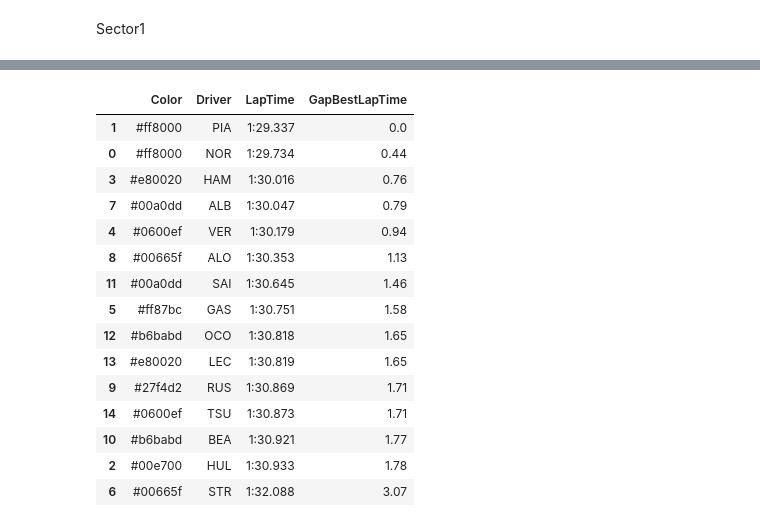
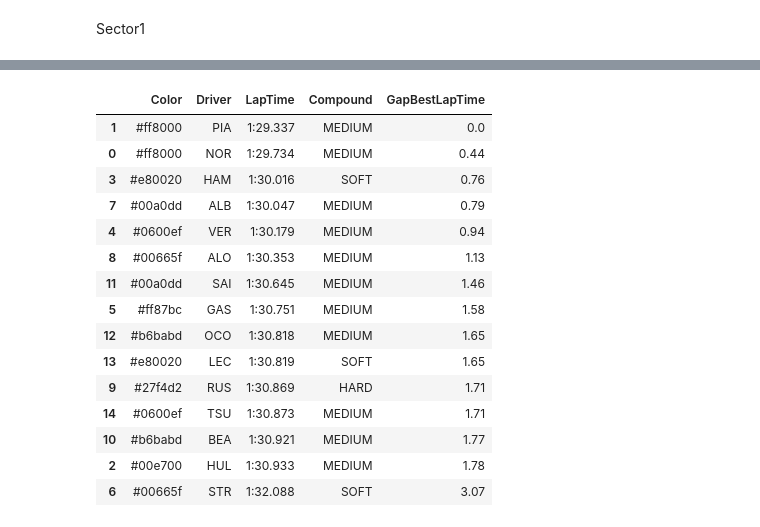
Before and after one commit to Kuriiios/f1_analysis_visualization, a Jupyter notebook: notebooks/race/race_table.ipynb, the cells around one changed output, grey strips where cells are left out. Cells and saved outputs as stored; diff of their text form; code cells hidden in the pictures.

```diff
--- a/notebooks/race/race_table.ipynb
+++ b/notebooks/race/race_table.ipynb
@@ -378,20 +523,25 @@ driver_data_best_laps_df
 # %%
 driver_data_last_laps_df=pd.DataFrame()
 driver_data_best_laps = []
-driver_data_cols = ['Color', 'Driver', 'Sector2Time']
+driver_data_cols = ['Color', 'Driver', 'Sector2', 'Compound']
 for driver in session.drivers:
     try:
         driver_lap = session.laps.pick_drivers(driver).pick_laps(range(1, 53))
         driver_color = fastf1.plotting.get_driver_color(driver_lap.Driver.iloc[Lap_Number], session)
-        driver_data = [driver_color, driver_lap.Driver.iloc[Lap_Number], np.min(driver_lap.Sector2Time)]
+        driver_data = [driver_color, driver_lap.Driver.iloc[Lap_Number], np.min(driver_lap.Sector2Time), driver_lap.Compound.iloc[Lap_Number]]
     except:
         continue
     driver_data_series = pd.Series(driver_data, index=driver_data_cols)
     driver_data_best_laps.append(driver_data_series)
 driver_data_best_laps_df = pd.DataFrame(driver_data_best_laps)
-driver_data_best_laps_df = driver_data_best_laps_df.sort_values('Sector2Time')
-driver_data_best_laps_df['GapBestSector2Time'] = ((driver_data_best_laps_df.Sector2Time - driver_data_best_laps_df.Sector2Time.iloc[0])/driver_data_best_laps_df.Sector2Time.iloc[0])*100
-driver_data_best_laps_df.Sector2Time = driver_data_best_laps_df.Sector2Time.astype(str).str[13:-3]
-driver_data_best_laps_df.GapBestSector2Time = driver_data_best_laps_df.GapBestSector2Time.astype(str).str[:4]
-driver_data_best_laps_df
+styled_df = driver_data_best_laps_df.style
+styled_df = styled_df.apply(highlight_compound, subset=['Compound'])
+
+formatters = {
+    'Sector2': lambda x: str(x)[13:-3] if pd.notnull(x) else 'No Data',
+}
+
+final_formatters = {k: v for k, v in formatters.items() if k in driver_data_best_laps_df.columns}
+styled_df = styled_df.format(final_formatters)
+styled_df
 # %% [output]
@@ -414,20 +565,26 @@ driver_data_best_laps_df
 # %%
 driver_data_last_laps_df=pd.DataFrame()
 driver_data_best_laps = []
-driver_data_cols = ['Color', 'Driver', 'Sector3Time']
+driver_data_cols = ['Color', 'Driver', 'Sector3', 'Compound']
 for driver in session.drivers:
     try:
         driver_lap = session.laps.pick_drivers(driver).pick_laps(range(1, 53))
         driver_color = fastf1.plotting.get_driver_color(driver_lap.Driver.iloc[Lap_Number], session)
-        driver_data = [driver_color, driver_lap.Driver.iloc[Lap_Number], np.min(driver_lap.Sector3Time)]
+        driver_data = [driver_color, driver_lap.Driver.iloc[Lap_Number], np.min(driver_lap.Sector3Time), driver_lap.Compound.iloc[Lap_Number]]
     except:
         continue
     driver_data_series = pd.Series(driver_data, index=driver_data_cols)
     driver_data_best_laps.append(driver_data_series)
 driver_data_best_laps_df = pd.DataFrame(driver_data_best_laps)
-driver_data_best_laps_df = driver_data_best_laps_df.sort_values('Sector3Time')
-driver_data_best_laps_df['GapBestSector3Time'] = ((driver_data_best_laps_df.Sector3Time - driver_data_best_laps_df.Sector3Time.iloc[0])/driver_data_best_laps_df.Sector3Time.iloc[0])*100
-driver_data_best_laps_df.Sector3Time = driver_data_best_laps_df.Sector3Time.astype(str).str[13:-3]
-driver_data_best_laps_df.GapBestSector3Time = driver_data_best_laps_df.GapBestSector3Time.astype(str).str[:4]
-driver_data_best_laps_df
+driver_data_best_laps_df = driver_data_best_laps_df.sort_values('Sector3')
+styled_df = driver_data_best_laps_df.style
+styled_df = styled_df.apply(highlight_compound, subset=['Compound'])
+
+formatters = {
+    'Sector3': lambda x: str(x)[13:-3] if pd.notnull(x) else 'No Data',
+}
+
+final_formatters = {k: v for k, v in formatters.items() if k in driver_data_best_laps_df.columns}
+styled_df = styled_df.format(final_formatters)
+styled_df
 # %% [output]
@@ -450,39 +608,39 @@ driver_data_best_laps_df
 # %%
 driver_data_last_laps_df=pd.DataFrame()
 driver_data_best_laps = []
-driver_data_cols = ['Color', 'Driver', 'LapTime']
+driver_data_cols = ['Color', 'Driver', 'LapTime', 'Compound']
 for driver in session.drivers:
     try:
         driver_lap = session.laps.pick_drivers(driver).pick_laps(range(1, 53))
         driver_color = fastf1.plotting.get_driver_color(driver_lap.Driver.iloc[Lap_Number], session)
-        driver_data = [driver_color, driver_lap.Driver.iloc[Lap_Number], np.min(driver_lap.LapTime)]
+        driver_data = [driver_color, driver_lap.Driver.iloc[Lap_Number], np.min(driver_lap.LapTime), driver_lap.Compound.iloc[Lap_Number]]
     except:
         continue
     driver_data_series = pd.Series(driver_data, index=driver_data_cols)
     driver_data_best_laps.append(driver_data_series)
 driver_data_best_laps_df = pd.DataFrame(driver_data_best_laps)
 driver_data_best_laps_df = driver_data_best_laps_df.sort_values('LapTime')
 driver_data_best_laps_df['GapBestLapTime'] = ((driver_data_best_laps_df.LapTime - driver_data_best_laps_df.LapTime.iloc[0])/driver_data_best_laps_df.LapTime.iloc[0])*100
 driver_data_best_laps_df.LapTime = driver_data_best_laps_df.LapTime.astype(str).str[11:-3]
 driver_data_best_laps_df.GapBestLapTime = driver_data_best_laps_df.GapBestLapTime.astype(str).str[:4]
 driver_data_best_laps_df
 # %% [output]
-|  | Color | Driver | LapTime | GapBestLapTime |
-| 1 | #ff8000 | PIA | 1:29.337 | 0.0 |
-| 0 | #ff8000 | NOR | 1:29.734 | 0.44 |
-| 3 | #e80020 | HAM | 1:30.016 | 0.76 |
-| 7 | #00a0dd | ALB | 1:30.047 | 0.79 |
-| 4 | #0600ef | VER | 1:30.179 | 0.94 |
-| 8 | #00665f | ALO | 1:30.353 | 1.13 |
-| 11 | #00a0dd | SAI | 1:30.645 | 1.46 |
-| 5 | #ff87bc | GAS | 1:30.751 | 1.58 |
-| 12 | #b6babd | OCO | 1:30.818 | 1.65 |
-| 13 | #e80020 | LEC | 1:30.819 | 1.65 |
-| 9 | #27f4d2 | RUS | 1:30.869 | 1.71 |
-| 14 | #0600ef | TSU | 1:30.873 | 1.71 |
-| 10 | #b6babd | BEA | 1:30.921 | 1.77 |
-| 2 | #00e700 | HUL | 1:30.933 | 1.78 |
-| 6 | #00665f | STR | 1:32.088 | 3.07 |
+|  | Color | Driver | LapTime | Compound | GapBestLapTime |
+| 1 | #ff8000 | PIA | 1:29.337 | MEDIUM | 0.0 |
+| 0 | #ff8000 | NOR | 1:29.734 | MEDIUM | 0.44 |
+| 3 | #e80020 | HAM | 1:30.016 | SOFT | 0.76 |
+| 7 | #00a0dd | ALB | 1:30.047 | MEDIUM | 0.79 |
+| 4 | #0600ef | VER | 1:30.179 | MEDIUM | 0.94 |
+| 8 | #00665f | ALO | 1:30.353 | MEDIUM | 1.13 |
+| 11 | #00a0dd | SAI | 1:30.645 | MEDIUM | 1.46 |
+| 5 | #ff87bc | GAS | 1:30.751 | MEDIUM | 1.58 |
+| 12 | #b6babd | OCO | 1:30.818 | MEDIUM | 1.65 |
+| 13 | #e80020 | LEC | 1:30.819 | SOFT | 1.65 |
+| 9 | #27f4d2 | RUS | 1:30.869 | HARD | 1.71 |
+| 14 | #0600ef | TSU | 1:30.873 | MEDIUM | 1.71 |
+| 10 | #b6babd | BEA | 1:30.921 | MEDIUM | 1.77 |
+| 2 | #00e700 | HUL | 1:30.933 | MEDIUM | 1.78 |
+| 6 | #00665f | STR | 1:32.088 | SOFT | 3.07 |
 # %%
 driver_data_last_laps_df=pd.DataFrame()
 driver_data_best_laps = []
```
Also changed, not shown: parts of 9 cells of this notebook, 1 other file.
